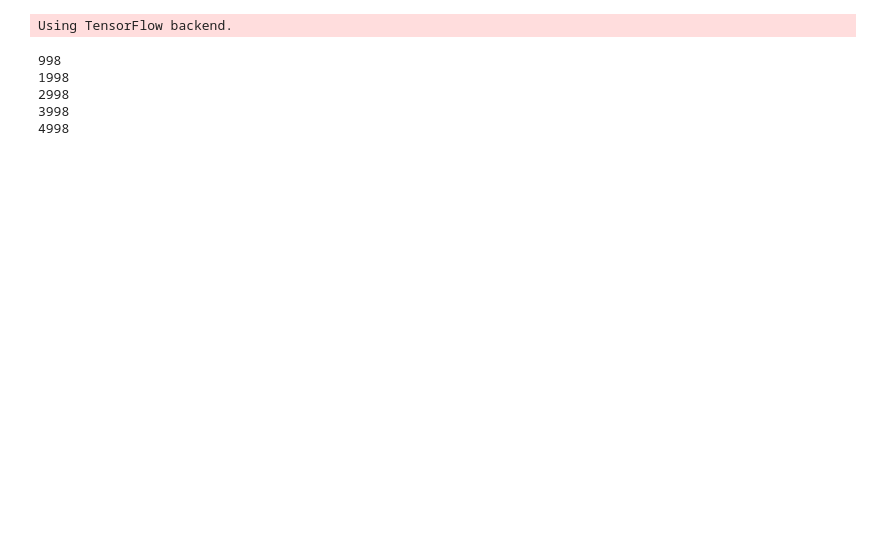
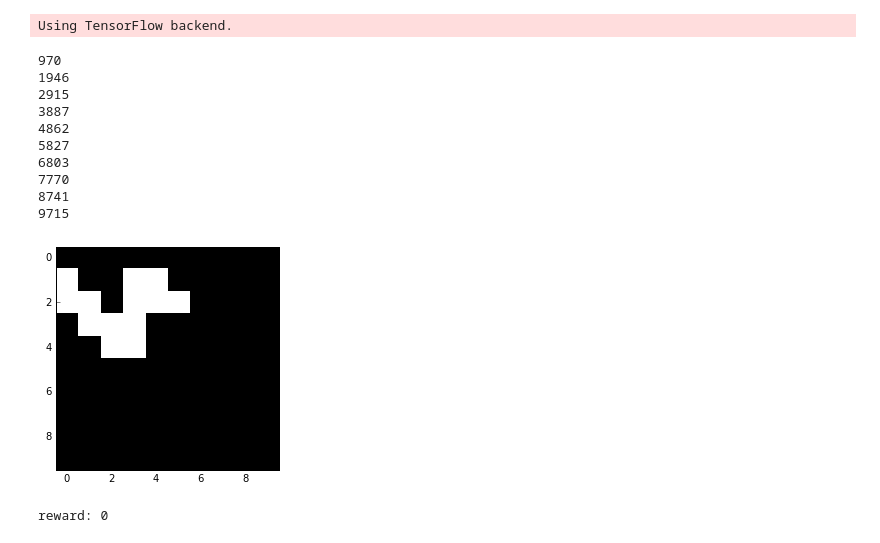
Before and after one commit to JonComo/snake, a Jupyter notebook: snake2.ipynb, the cells around one changed output. Saved outputs shown, nothing was run; the diff lists cells and outputs as text; code cells hidden in the pictures; blank space fills up the shorter version.

```diff
--- a/snake2.ipynb
+++ b/snake2.ipynb
@@ -166,36 +171,80 @@ history = []
 # gather some session history
 
 i = 0
-while len(history) < 5000:
+while len(history) < 10000:
     i += 1
     if (i+1) % 1000 == 0:
         print(len(history))
 
-    env.reset()
+    env.reset(rand_length=True)
     end = False
     steps = 0
     session = []
+    non_zero_reward = False
 
     while not end:
         state = env.state
         action = env.random_action(state)
         reward, new_state, end = env.step(env.state, action)
 
-        sar = (state, action, reward)
+        total_r += reward
+
+        # decay the reward back
+        if reward != 0:
+            non_zero_reward = True
+            decay = reward
+            for sar in reversed(session):
+                sar[2] += decay
+                decay *= 0.95
+
+        sar = [state, action, reward]
         session.append(sar)
 
         steps += 1
-        if end or steps > 50:
+
+        if end or steps > 100:
             break
 
         env.state = new_state
-        screen = env.render(env.state)
 
-    history.append(session)
+    if non_zero_reward:
+        history.append(session)
 # %% [output]
-998
-1998
-2998
-3998
-4998
+970
+1946
+2915
+3887
+4862
+5827
+6803
+7770
+8741
+9715
+# %%
+def play_session(session):
+    for sar in session:
+        screen = env.render(sar[0], alpha_mode=False)
+
+        clear_output(wait=True)
+        fig = plt.imshow(screen, interpolation='nearest', cmap=plt.cm.gray)
+        plt.show()
+        print('reward: {}'.format(sar[2]))
+
+# most food session
+
+best_s = None
+max_r = 0
+
+for session in history:
+    r = 0
+    for sar in session:
+        r += sar[2]
+        if r > max_r:
+            max_r = r
+            best_s = session
+
+play_session(best_s)
+# %% [output]
+[figure, added]
+reward: 0
 # %%
```
Also changed, not shown: parts of 11 cells of this notebook, 1 other file.
